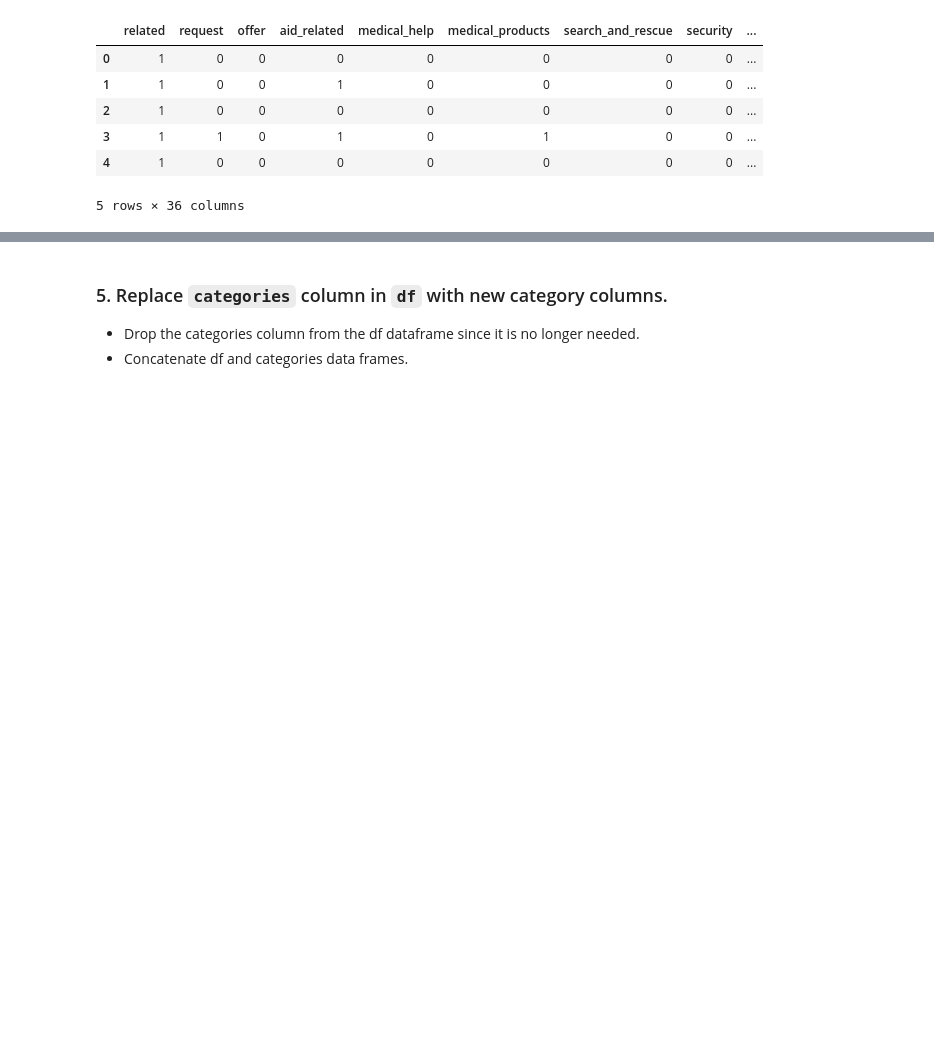
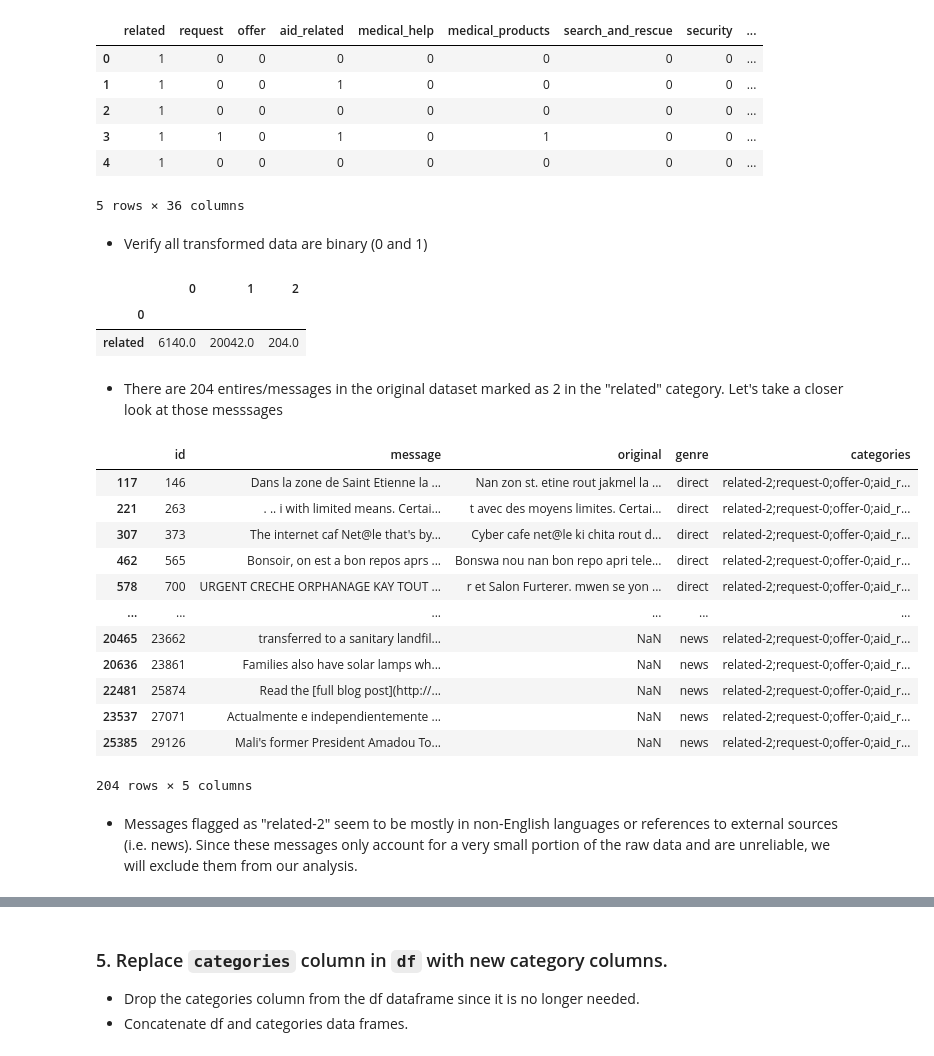
Before and after one commit to caroger/disaster_response, a Jupyter notebook: prep/ETL Pipeline Preparation.ipynb, the cells around one changed output, grey strips where cells are left out. Cells and saved outputs as stored; diff of their text form; code cells hidden in the pictures; blank space fills up the shorter version.

```diff
--- a/prep/ETL Pipeline Preparation.ipynb
+++ b/prep/ETL Pipeline Preparation.ipynb
@@ -123,3 +123,34 @@ categories.head()
 | 3 | 1 | 1 | 0 | 1 | 0 | 1 | 0 | 0 | ... |
 | 4 | 1 | 0 | 0 | 0 | 0 | 0 | 0 | 0 | ... |
 5 rows × 36 columns
+# %% [markdown]
+* Verify all transformed data are binary (0 and 1)
+# %%
+# show value counts of each category column
+df_value_counts = categories.apply(lambda x: x.value_counts()).T
+df_value_counts[df_value_counts[2].notna()]
+# %% [output]
+|  | 0 | 1 | 2 |
+| 0 |  |  |  |
+| related | 6140.0 | 20042.0 | 204.0 |
+# %% [markdown]
+* There are 204 entires/messages in the original dataset marked as 2 in the "related" category. Let's take a closer look at those messsages
+# %%
+# show message where `related` column has a value of 2
+df[categories["related"] == 2]
+# %% [output]
+|  | id | message | original | genre | categories |
+| 117 | 146 | Dans la zone de Saint Etienne la ... | Nan zon st. etine rout jakmel la ... | direct | related-2;request-0;offer-0;aid_r... |
+| 221 | 263 | . .. i with limited means. Certai... | t avec des moyens limites. Certai... | direct | related-2;request-0;offer-0;aid_r... |
+| 307 | 373 | The internet caf Net@le that's by... | Cyber cafe net@le ki chita rout d... | direct | related-2;request-0;offer-0;aid_r... |
+| 462 | 565 | Bonsoir, on est a bon repos aprs ... | Bonswa nou nan bon repo apri tele... | direct | related-2;request-0;offer-0;aid_r... |
+| 578 | 700 | URGENT CRECHE ORPHANAGE KAY TOUT ... | r et Salon Furterer. mwen se yon ... | direct | related-2;request-0;offer-0;aid_r... |
+| ... | ... | ... | ... | ... | ... |
+| 20465 | 23662 | transferred to a sanitary landfil... | NaN | news | related-2;request-0;offer-0;aid_r... |
+| 20636 | 23861 | Families also have solar lamps wh... | NaN | news | related-2;request-0;offer-0;aid_r... |
+| 22481 | 25874 | Read the [full blog post](http://... | NaN | news | related-2;request-0;offer-0;aid_r... |
+| 23537 | 27071 | Actualmente e independientemente ... | NaN | news | related-2;request-0;offer-0;aid_r... |
+| 25385 | 29126 | Mali's former President Amadou To... | NaN | news | related-2;request-0;offer-0;aid_r... |
+204 rows × 5 columns
+# %% [markdown]
+* Messages flagged as "related-2" seem to be mostly in non-English languages or references to external sources (i.e. news). Since these messages only account for a very small portion of the raw data and are unreliable, we will exclude them from our analysis.
```
Also changed, not shown: parts of 8 cells of this notebook, 3 other files.
